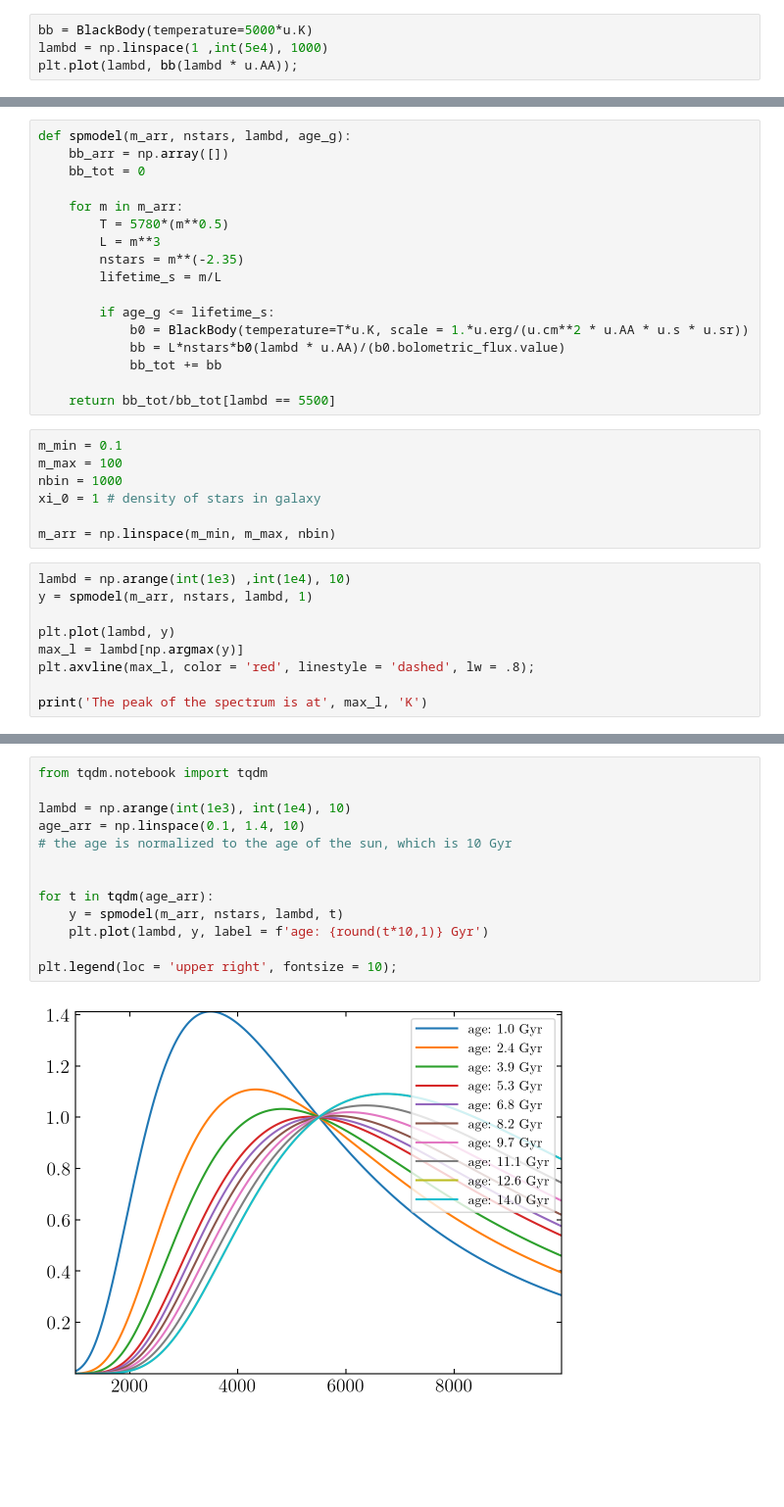
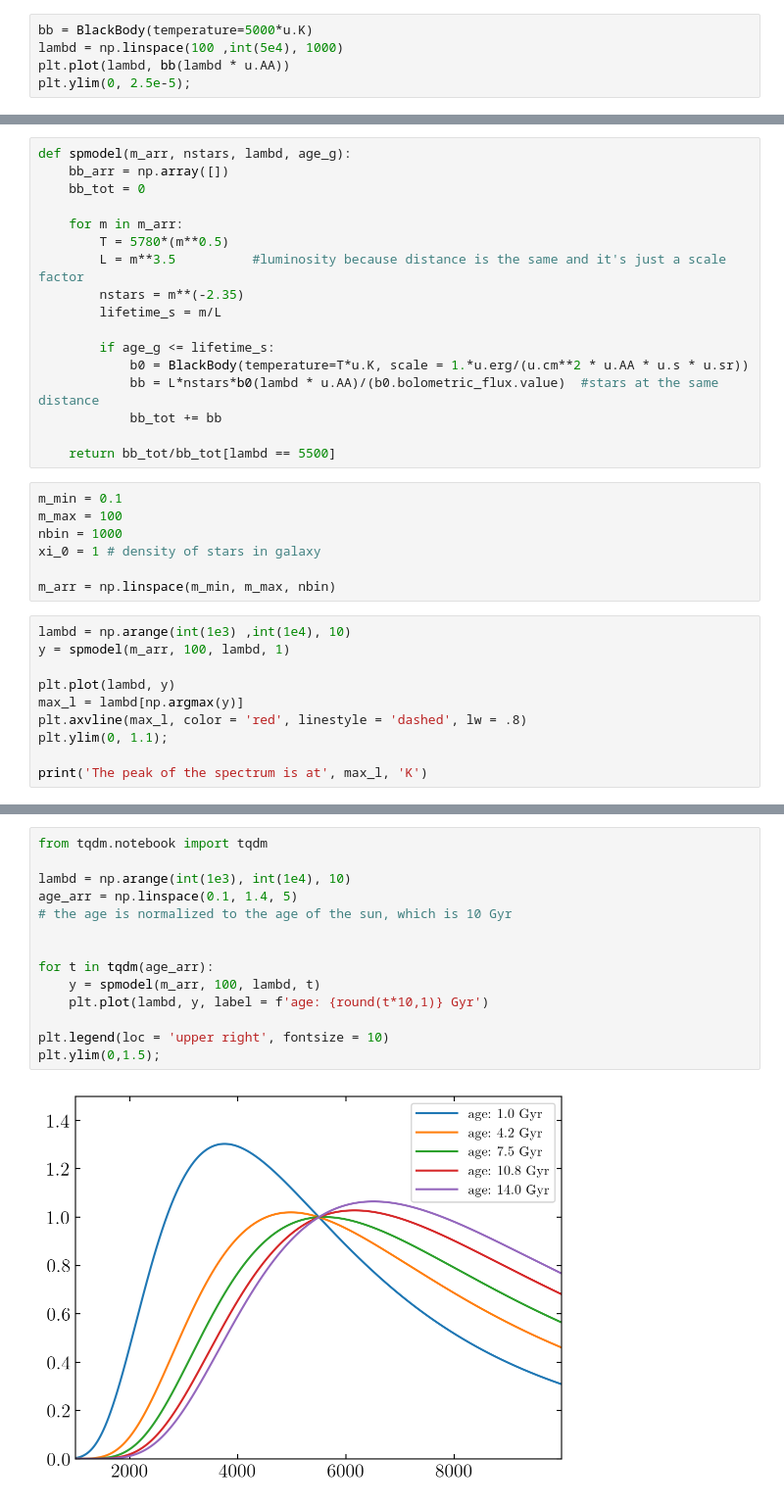
Before and after one commit to smucedola/cosmic-lab, a Jupyter notebook: gal_sp_evol.ipynb, the cells around one changed output, grey strips where cells are left out. Shown at 98% size. Saved outputs shown, nothing was run; the diff lists cells and outputs as text; blank space fills up the shorter version.

```diff
--- a/gal_sp_evol.ipynb
+++ b/gal_sp_evol.ipynb
@@ -42,6 +42,7 @@ setup_text_plots(fontsize=14, usetex=True)
 %config InlineBackend.figure_format='retina'
 # %%
 bb = BlackBody(temperature=5000*u.K)
-lambd = np.linspace(1 ,int(5e4), 1000)
-plt.plot(lambd, bb(lambd * u.AA));
+lambd = np.linspace(100 ,int(5e4), 1000)
+plt.plot(lambd, bb(lambd * u.AA))
+plt.ylim(0, 2.5e-5);
 # %% [output]
@@ -55,13 +56,13 @@ def spmodel(m_arr, nstars, lambd, age_g):
 
     for m in m_arr:
         T = 5780*(m**0.5)
-        L = m**3
+        L = m**3.5          #luminosity because distance is the same and it's just a scale factor
         nstars = m**(-2.35)
         lifetime_s = m/L
 
         if age_g <= lifetime_s:
             b0 = BlackBody(temperature=T*u.K, scale = 1.*u.erg/(u.cm**2 * u.AA * u.s * u.sr))
-            bb = L*nstars*b0(lambd * u.AA)/(b0.bolometric_flux.value)
+            bb = L*nstars*b0(lambd * u.AA)/(b0.bolometric_flux.value)  #stars at the same distance
             bb_tot += bb
 
     return bb_tot/bb_tot[lambd == 5500]
@@ -74,11 +75,12 @@ xi_0 = 1 # density of stars in galaxy
 m_arr = np.linspace(m_min, m_max, nbin)
 # %%
 lambd = np.arange(int(1e3) ,int(1e4), 10)
-y = spmodel(m_arr, nstars, lambd, 1)
+y = spmodel(m_arr, 100, lambd, 1)
 
 plt.plot(lambd, y)
 max_l = lambd[np.argmax(y)]
-plt.axvline(max_l, color = 'red', linestyle = 'dashed', lw = .8);
+plt.axvline(max_l, color = 'red', linestyle = 'dashed', lw = .8)
+plt.ylim(0, 1.1);
 
 print('The peak of the spectrum is at', max_l, 'K')
 # %% [output]
@@ -87,18 +89,19 @@ The peak of the spectrum is at 6060 K
 # %%
 from tqdm.notebook import tqdm
 
 lambd = np.arange(int(1e3), int(1e4), 10)
-age_arr = np.linspace(0.1, 1.4, 10)
+age_arr = np.linspace(0.1, 1.4, 5)
 # the age is normalized to the age of the sun, which is 10 Gyr
 
 
 for t in tqdm(age_arr):
-    y = spmodel(m_arr, nstars, lambd, t)
+    y = spmodel(m_arr, 100, lambd, t)
     plt.plot(lambd, y, label = f'age: {round(t*10,1)} Gyr')
 
-plt.legend(loc = 'upper right', fontsize = 10);
+plt.legend(loc = 'upper right', fontsize = 10)
+plt.ylim(0,1.5);
 # %% [output]
-[figure, old version]
+[figure, new version]
 # %% [markdown]
 G1 is 1.9 $\text{Gyr}$ old. <br>
 G2 is 3 $\text{Gyr}$ old. <br>
```
Also changed, not shown: parts of 15 cells of this notebook, 8 other files.
